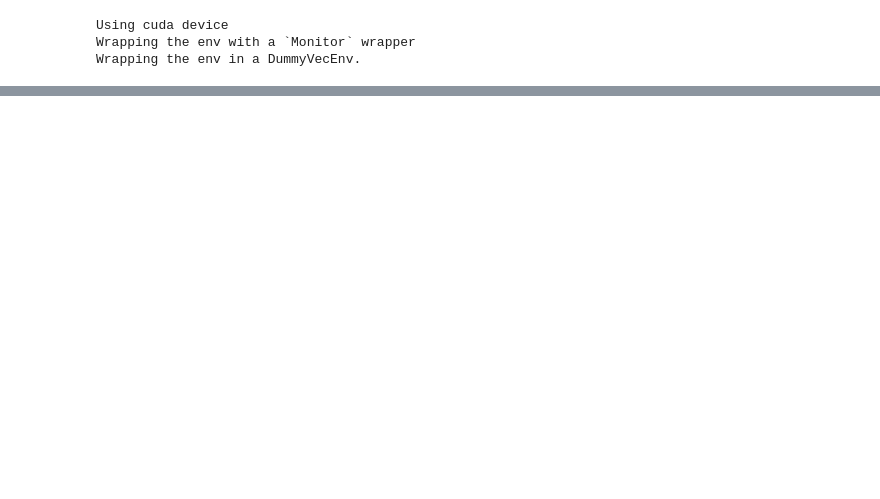
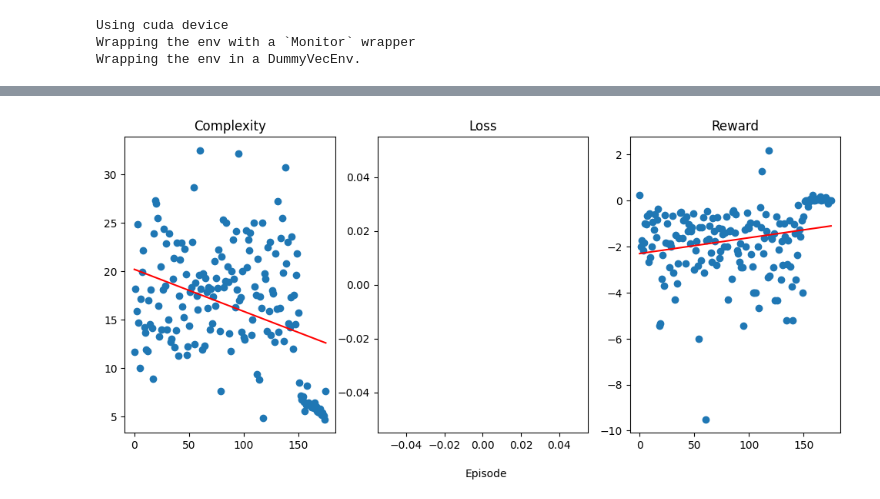
Before and after one commit to bnb32/RL-equation-solver, a Jupyter notebook: rl_equation_solver/dev/sandbox.ipynb, the cells around one changed output, grey strips where cells are left out. Drawn from its saved outputs; the diff is of its cells as text; code cells hidden in the pictures; blank space fills up the shorter version.

```diff
--- a/rl_equation_solver/dev/sandbox.ipynb
+++ b/rl_equation_solver/dev/sandbox.ipynb
@@ -63,0 +123,4 @@ ValueError: setting an array element with a sequence.
+# %%
+make_plot(env)
+# %% [output]
+[figure, added]
```
Also changed, not shown: parts of 11 cells of this notebook, 3 other files.
